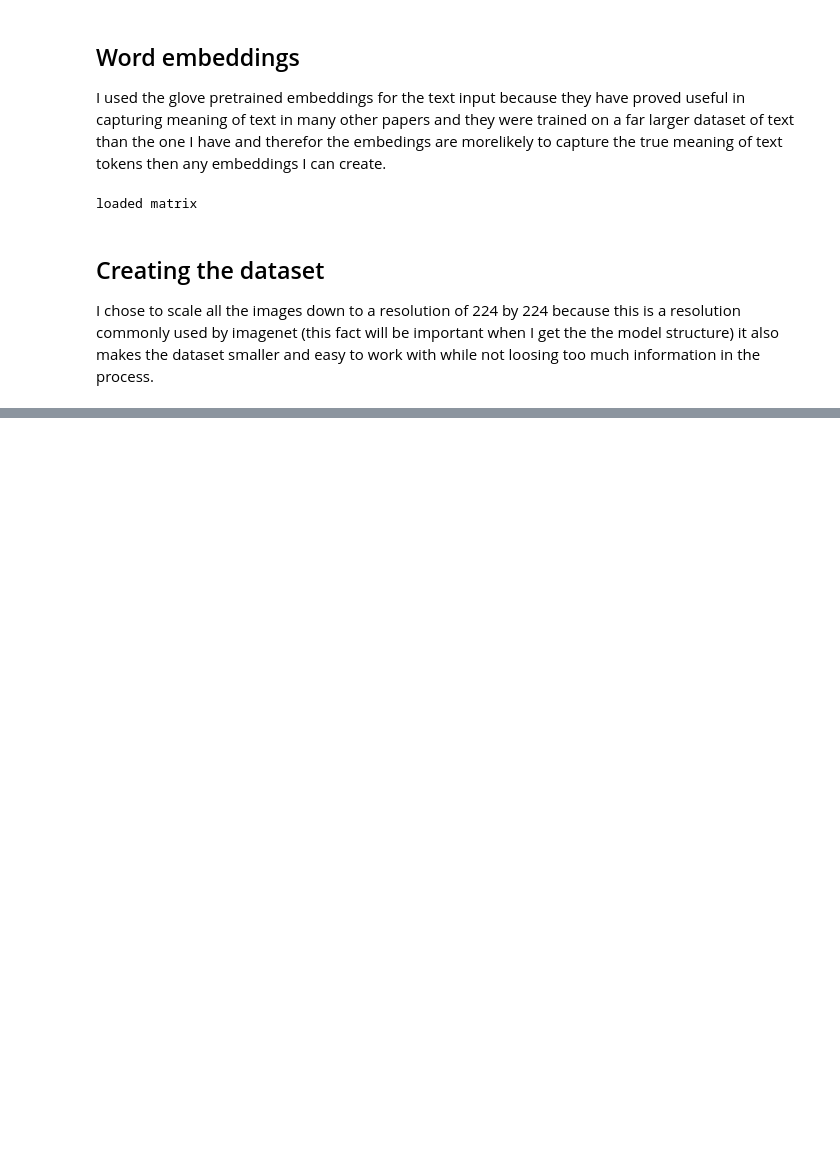
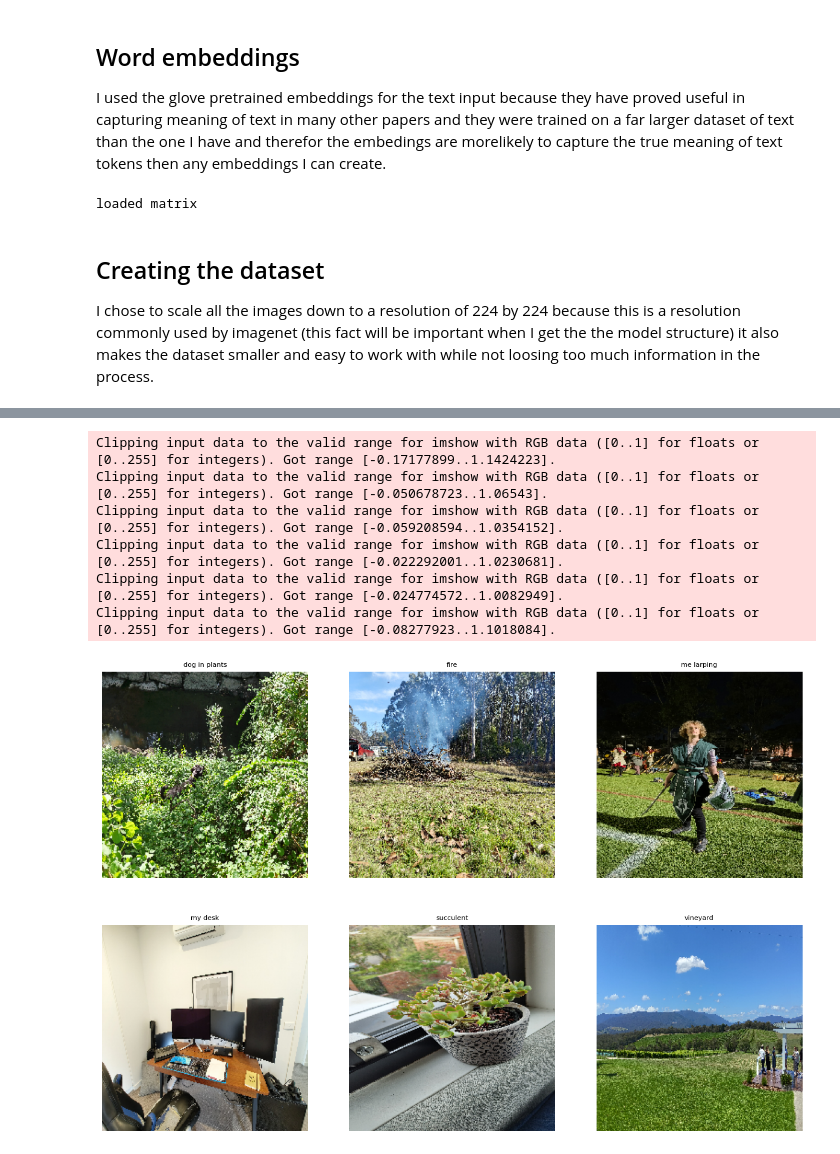
Before and after one commit to Fish4203/deep-learning, a Jupyter notebook: A2.ipynb, the cells around one changed output, grey strips where cells are left out. Saved outputs shown, nothing was run; the diff lists cells and outputs as text; code cells hidden in the pictures; blank space fills up the shorter version.

```diff
--- a/A2.ipynb
+++ b/A2.ipynb
@@ -443,0 +461,49 @@ tf.keras.To
+# %%
+dogInPlants = getImage('customData/dog-in-plants.jpg')
+fire = getImage('customData/fire.jpg')
+meLarping = getImage('customData/me-larping.jpg')
+myDesk = getImage('customData/my-desk.jpg')
+succulent = getImage('customData/succulent.jpg')
+vineyard = getImage('customData/vineyard.jpg')
+
+plt.figure(figsize=(15, 10))
+
+plt.subplot(2, 3, 1)
+plt.imshow(dogInPlants)
+plt.title('dog in plants', fontsize=8)
+plt.axis('off')
+
+plt.subplot(2, 3, 2)
+plt.imshow(fire)
+plt.title('fire', fontsize=8)
+plt.axis('off')
+
+plt.subplot(2, 3, 3)
+plt.imshow(meLarping)
+plt.title('me larping', fontsize=8)
+plt.axis('off')
+
+plt.subplot(2, 3, 4)
+plt.imshow(myDesk)
+plt.title('my desk', fontsize=8)
+plt.axis('off')
+
+plt.subplot(2, 3, 5)
+plt.imshow(succulent)
+plt.title('succulent', fontsize=8)
+plt.axis('off')
+
+plt.subplot(2, 3, 6)
+plt.imshow(vineyard)
+plt.title('vineyard', fontsize=8)
+plt.axis('off')
+
+plt.show()
+# %% [output]
+Clipping input data to the valid range for imshow with RGB data ([0..1] for floats or [0..255] for integers). Got range [-0.17177899..1.1424223].
+Clipping input data to the valid range for imshow with RGB data ([0..1] for floats or [0..255] for integers). Got range [-0.050678723..1.06543].
+Clipping input data to the valid range for imshow with RGB data ([0..1] for floats or [0..255] for integers). Got range [-0.059208594..1.0354152].
+Clipping input data to the valid range for imshow with RGB data ([0..1] for floats or [0..255] for integers). Got range [-0.022292001..1.0230681].
+Clipping input data to the valid range for imshow with RGB data ([0..1] for floats or [0..255] for integers). Got range [-0.024774572..1.0082949].
+Clipping input data to the valid range for imshow with RGB data ([0..1] for floats or [0..255] for integers). Got range [-0.08277923..1.1018084].
+[figure, added]
```
Also changed, not shown: parts of 21 cells of this notebook, 7 other files.
